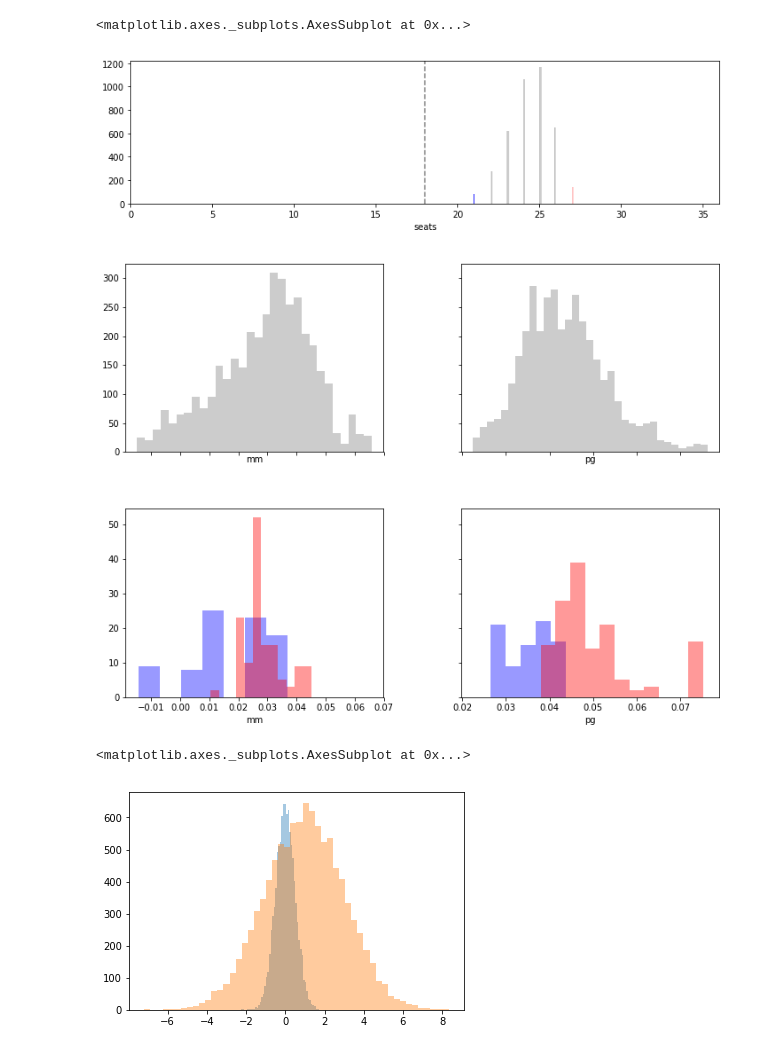
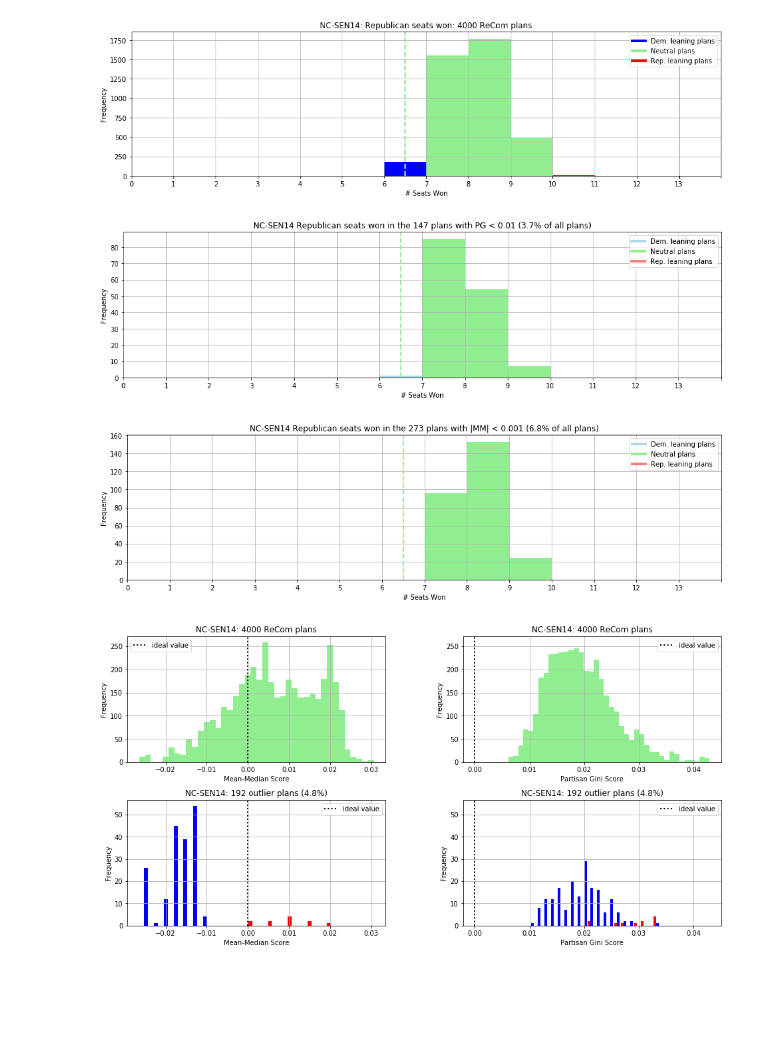
Before and after one commit to vrdi/Partisan-Metrics, a Jupyter notebook: Plots.ipynb, the cells around one changed output. Drawn from its saved outputs; the diff is of its cells as text; code cells hidden in the pictures; blank space fills up the shorter version.

```diff
--- a/Plots.ipynb
+++ b/Plots.ipynb
@@ -381,40 +217,7 @@ Text(0.5, 0, 'Partisan Gini Score')
-# %%
-fig, seats = plt.subplots(figsize=(12,3))
-fig, axes = plt.subplots(2,2, figsize = (12,9), sharex="col", sharey="row")
-
-plt.subplots_adjust(wspace=0.3, hspace=0.3)
-
-data_list = [inliers, rep, dem]
-color_list = ["gray", "red", "blue"]
-num_bins = 20
-
-# sns.distplot(data["seats"], color="orange", ax=seats, kde=False)
-
-seats.set_xlim(0, 36)
-seats.axvline(x=18, label="50%", color="gray", linestyle="dashed")
-
-sns.distplot(inliers["seats"], color="gray", ax=seats, kde=False)
-sns.distplot(dem["seats"], color="blue", ax=seats, kde=False)
-sns.distplot(rep["seats"], color="red", ax=seats, kde=False)
-
-sns.distplot(inliers["mm"], color="gray", ax=axes[0,0], kde=False)
-sns.distplot(inliers["pg"], color="gray", ax=axes[0,1], kde=False)
-
-sns.distplot(dem["mm"], color="blue", ax=axes[1,0], kde=False)
-sns.distplot(rep["mm"], color="red", ax=axes[1,0], kde=False)
-
-sns.distplot(dem["pg"], color="blue", ax=axes[1,1], kde=False)
-sns.distplot(rep["pg"], color="red", ax=axes[1,1], kde=False)
-# %% [output]
-<matplotlib.axes._subplots.AxesSubplot at 0x...>
-[figure, removed]
-[figure, removed]
-# %%
-d = np.random.normal(0, .5, 10000)
-f = np.random.normal(1, 2, 10000)
-
-sns.distplot(d, kde=False)
-sns.distplot(f, kde=False)
-# %% [output]
-<matplotlib.axes._subplots.AxesSubplot at 0x...>
-[figure, removed]
+# %%
+visualize("NC-SEN14", nc_data, [7, 9], 13, 0.01, 0.001)
+# %% [output]
+[figure, added]
+[figure, added]
+[figure, added]
+[figure, added]
```
Also changed, not shown: parts of 21 cells of this notebook, 52 other files.
